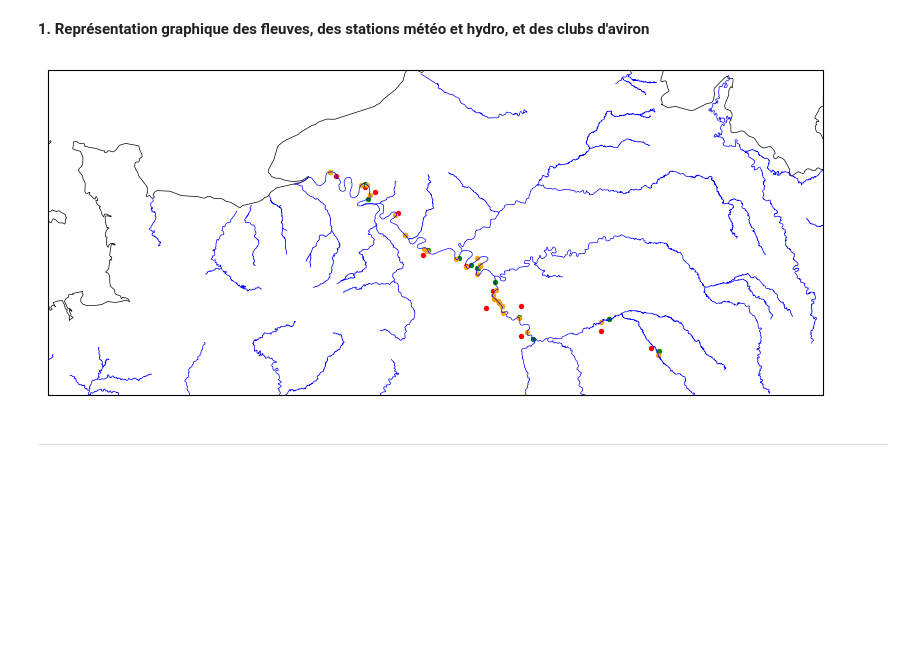
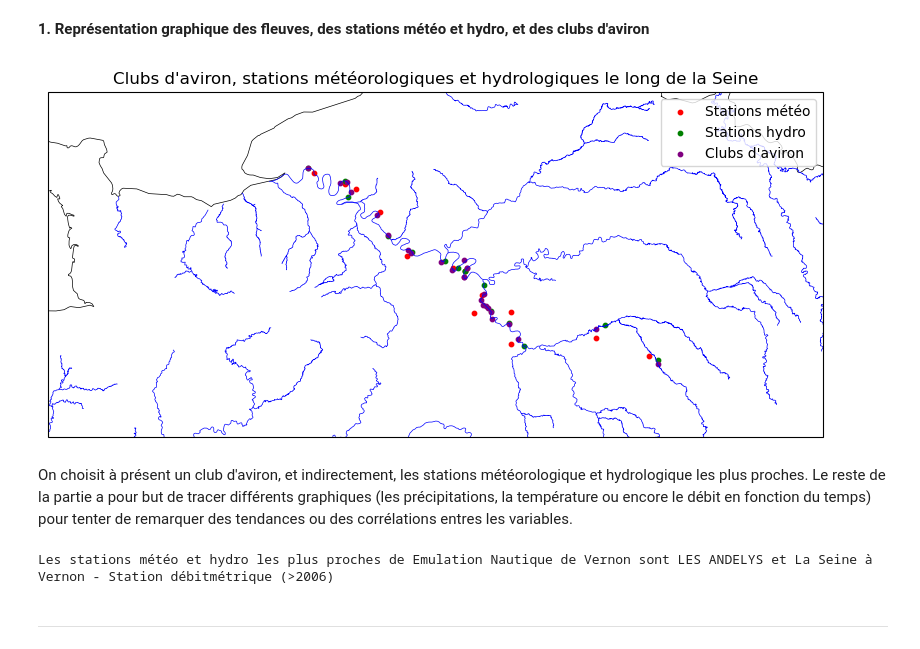
Before and after one commit to vadim-gisserot/Projet-de-Python-Leroux-Gisserot, a Jupyter notebook: notebooks/draft2.ipynb, the cells around one changed output. Drawn from its saved outputs; the diff is of its cells as text; code cells hidden in the pictures; blank space fills up the shorter version.

```diff
--- a/notebooks/draft2.ipynb
+++ b/notebooks/draft2.ipynb
@@ -165,31 +109,3 @@ Stations_hydro et stations_meteo ne renvoient pas chacune des stations associée
 # %%
-# Fonction pour trouver la station la plus proche d'un club d'aviron donné
-def find_nearest_station_ter(lat, lon, stations):
-    # Filtrer les stations dont le libellé contient le mot "Seine"
-    coords_station = stations[['LAT', 'LON']].values
-    coords_point = [lat, lon]
-
-    # Calcul des distances
-    distances = distance.cdist([coords_point], coords_station, metric='euclidean')
-
-    # Trouver l'index de la station la plus proche
-    nearest_idx = distances.argmin()
-
-    # Retourner le 'cdentite' et 'lbstationhydro' de la station la plus proche
-    return stations.iloc[nearest_idx]['NUM_POSTE'], stations.iloc[nearest_idx]['NOM_USUEL']
-
-# Ajout des colonnes d'identification de la station au DataFrame des adresses des clubs
-def add_station_info_to_clubs(df_adresses_clubs, stations):
-    # Appliquer la fonction à chaque ligne du DataFrame des adresses des clubs
-    def get_station_info(row):
-        return pd.Series(find_nearest_station_ter(row['LAT'], row['LON'], stations))
-
-    # Appliquer la fonction à chaque ligne
-    df_adresses_clubs[['NUM_POSTE', 'NOM_USUEL']] = df_adresses_clubs.apply(get_station_info, axis=1)
-    return df_adresses_clubs
-
-# Appliquer la fonction et ajouter les colonnes
-stations_meteo_clubs= add_station_info_to_clubs(clubs_aviron, meteo_horaire_departement)
-
-# Vérification que ca a bien fonctionné
-print(stations_meteo_clubs)
+stations_meteo_clubs = add_station_info_to_clubs(clubs_aviron, meteo_horaire, filter_keyword=None)
+stations_meteo_clubs = stations_meteo_clubs.rename(columns={'NUM_POSTE': 'NUM_NWS', 'NOM_USUEL': 'NWS'}) # NWS = Nearest Weather Station
@@ -273,0 +115,3 @@ Les stations dont il faut récupérer les données dans les archives hydrométri
+# %%
+clubs_hydro_meteo = pd.merge(stations_meteo_clubs, stations_hydro_clubs, on=["Club", "Adresse", "LAT", "LON"], how="inner")
+clubs_hydro_meteo
@@ -400,9 +305,26 @@ ModuleNotFoundError: No module named 'cartopy'
 # %% [markdown]
 **1. Représentation graphique des fleuves, des stations météo et hydro, et des clubs d'aviron**
+# %%
+coord_ws = pd.merge(clubs_hydro_meteo, meteo_horaire, left_on='NUM_NWS', right_on='NUM_POSTE', how="inner")
+coord_ws = coord_ws[["NUM_NWS", "NWS", "LAT_y", "LON_y"]].drop_duplicates()
+coord_ws = coord_ws.rename(columns={'LAT_y': 'LAT', 'LON_y': 'LON'})
+# %%
+coord_hs = pd.merge(clubs_hydro_meteo, liste_stations_hydro, left_on='NUM_NHS', right_on='NUM_POSTE', how="inner")
+coord_hs = coord_hs[["NUM_NHS", "NHS", "LAT_y", "LON_y"]].drop_duplicates()
+coord_hs = coord_hs.rename(columns={'LAT_y': 'LAT', 'LON_y': 'LON'})
 # %%
-carte_figures(rivers, stations_meteo, stations_hydro, clubs_aviron)
+carte_figures(rivers, coord_ws, coord_hs, clubs_aviron)
 # %% [output]
-[figure, old version]
+[figure, new version]
+# %% [markdown]
+On choisit à présent un club d'aviron, et indirectement, les stations météorologique et hydrologique les plus proches. Le reste de la partie a pour but de tracer différents graphiques (les précipitations, la température ou encore le débit en fonction du temps) pour tenter de remarquer des tendances ou des corrélations entres les variables.
+# %%
+nom_club = 'Emulation Nautique de Vernon'
+nws = clubs_hydro_meteo.loc[clubs_hydro_meteo['Club'] == nom_club, 'NWS'].iloc[0]
+nhs = clubs_hydro_meteo.loc[clubs_hydro_meteo['Club'] == nom_club, 'NHS'].iloc[0]
+print(f'Les stations météo et hydro les plus proches de {nom_club} sont {nws} et {nhs}')
+# %% [output]
+Les stations météo et hydro les plus proches de Emulation Nautique de Vernon sont LES ANDELYS et La Seine à Vernon - Station débitmétrique (>2006)
 # %% [markdown]
 ---
 # %% [markdown]
```
Also changed, not shown: parts of 45 cells of this notebook, 2 other files.
